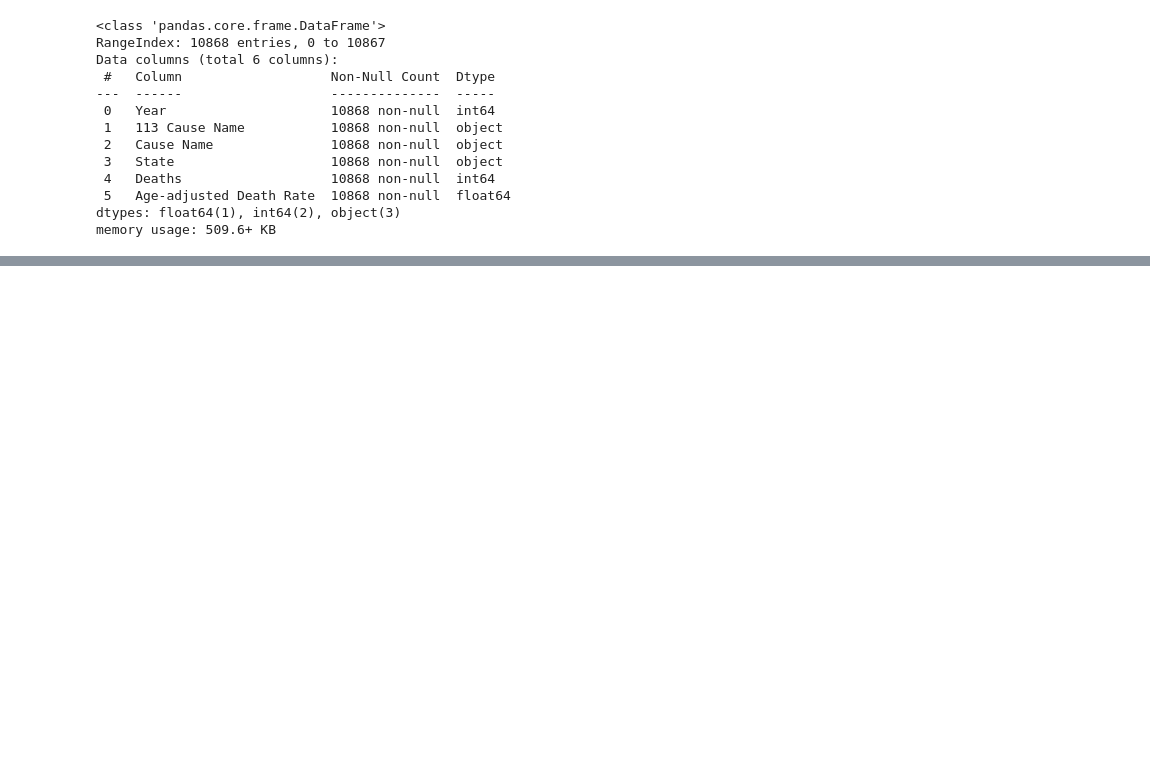
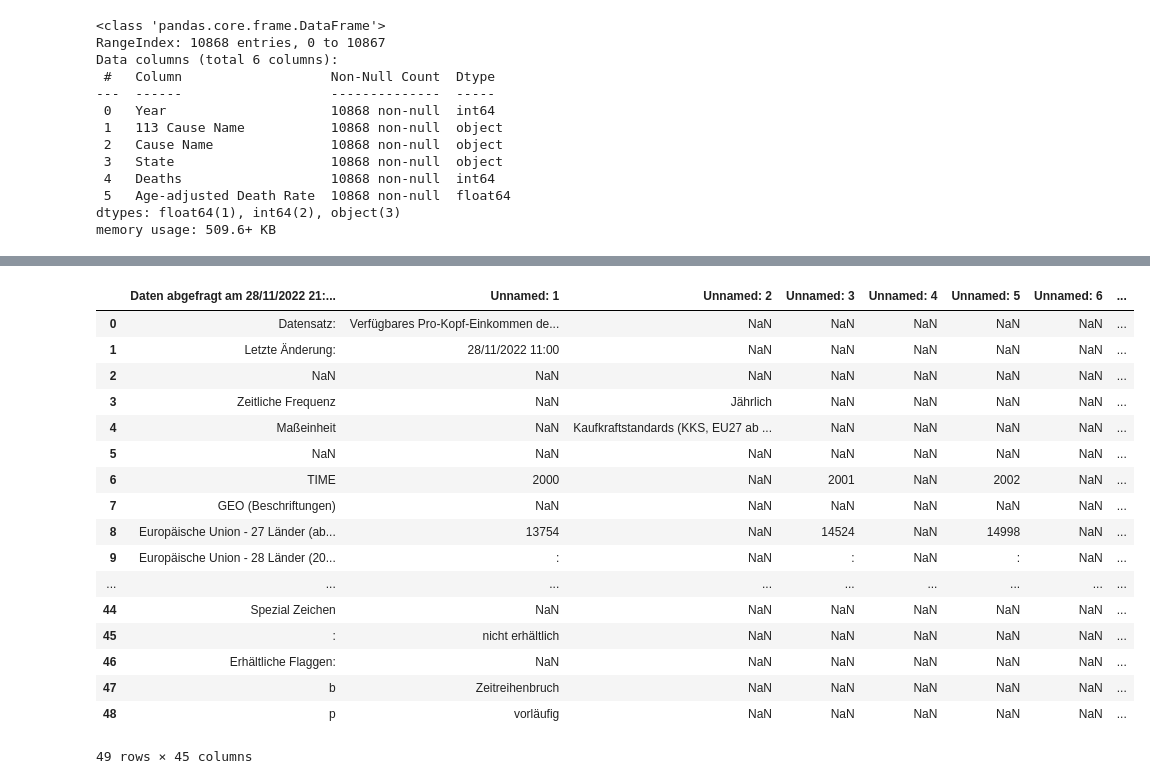
Before and after one commit to NicoHenzel/Project_AppliedStatistics_BA_NH, a Jupyter notebook: references/topic-ideas.ipynb, the cells around one changed output, grey strips where cells are left out. Cells and saved outputs as stored; diff of their text form; code cells hidden in the pictures; blank space fills up the shorter version.

```diff
--- a/references/topic-ideas.ipynb
+++ b/references/topic-ideas.ipynb
@@ -178,0 +179,7 @@ The predictor variable will be the per person income and the response variable w
+# %%
+raw_data = '..\\data\\raw\\'
+file_income_top2 = 'sdg_10_20_spreadsheet.csv'
+file_birth_top2 = 'tps00204_page_spreadsheet.csv'
+
+df_income_top2 = pd.read_csv(raw_data+file_income_top2)
+df_birth_top2 = pd.read_csv(raw_data+file_birth_top2)
@@ -178,0 +206,21 @@ The predictor variable will be the per person income and the response variable w
+# %%
+df_income_top2
+# %% [output]
+|  | Daten abgefragt am 28/11/2022 21:... | Unnamed: 1 | Unnamed: 2 | Unnamed: 3 | Unnamed: 4 | Unnamed: 5 | Unnamed: 6 | ... |
+| 0 | Datensatz: | Verfügbares Pro-Kopf-Einkommen de... | NaN | NaN | NaN | NaN | NaN | ... |
+| 1 | Letzte Änderung: | 28/11/2022 11:00 | NaN | NaN | NaN | NaN | NaN | ... |
+| 2 | NaN | NaN | NaN | NaN | NaN | NaN | NaN | ... |
+| 3 | Zeitliche Frequenz | NaN | Jährlich | NaN | NaN | NaN | NaN | ... |
+| 4 | Maßeinheit | NaN | Kaufkraftstandards (KKS, EU27 ab ... | NaN | NaN | NaN | NaN | ... |
+| 5 | NaN | NaN | NaN | NaN | NaN | NaN | NaN | ... |
+| 6 | TIME | 2000 | NaN | 2001 | NaN | 2002 | NaN | ... |
+| 7 | GEO (Beschriftungen) | NaN | NaN | NaN | NaN | NaN | NaN | ... |
+| 8 | Europäische Union - 27 Länder (ab... | 13754 | NaN | 14524 | NaN | 14998 | NaN | ... |
+| 9 | Europäische Union - 28 Länder (20... | : | NaN | : | NaN | : | NaN | ... |
+| ... | ... | ... | ... | ... | ... | ... | ... | ... |
+| 44 | Spezial Zeichen | NaN | NaN | NaN | NaN | NaN | NaN | ... |
+| 45 | : | nicht erhältlich | NaN | NaN | NaN | NaN | NaN | ... |
+| 46 | Erhältliche Flaggen: | NaN | NaN | NaN | NaN | NaN | NaN | ... |
+| 47 | b | Zeitreihenbruch | NaN | NaN | NaN | NaN | NaN | ... |
+| 48 | p | vorläufig | NaN | NaN | NaN | NaN | NaN | ... |
+49 rows × 45 columns
```
Also changed, not shown: parts of 15 cells of this notebook, 5 other files.
